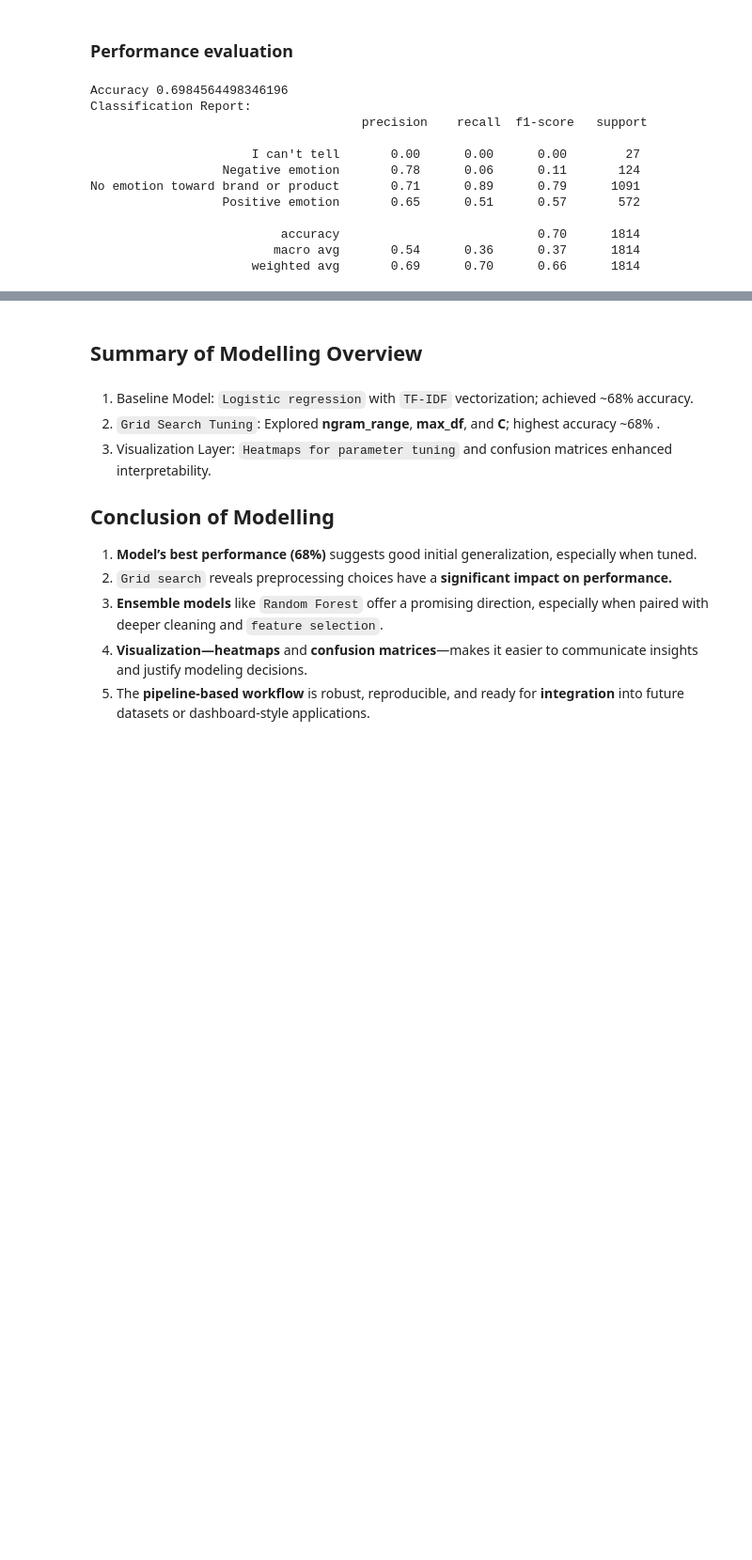
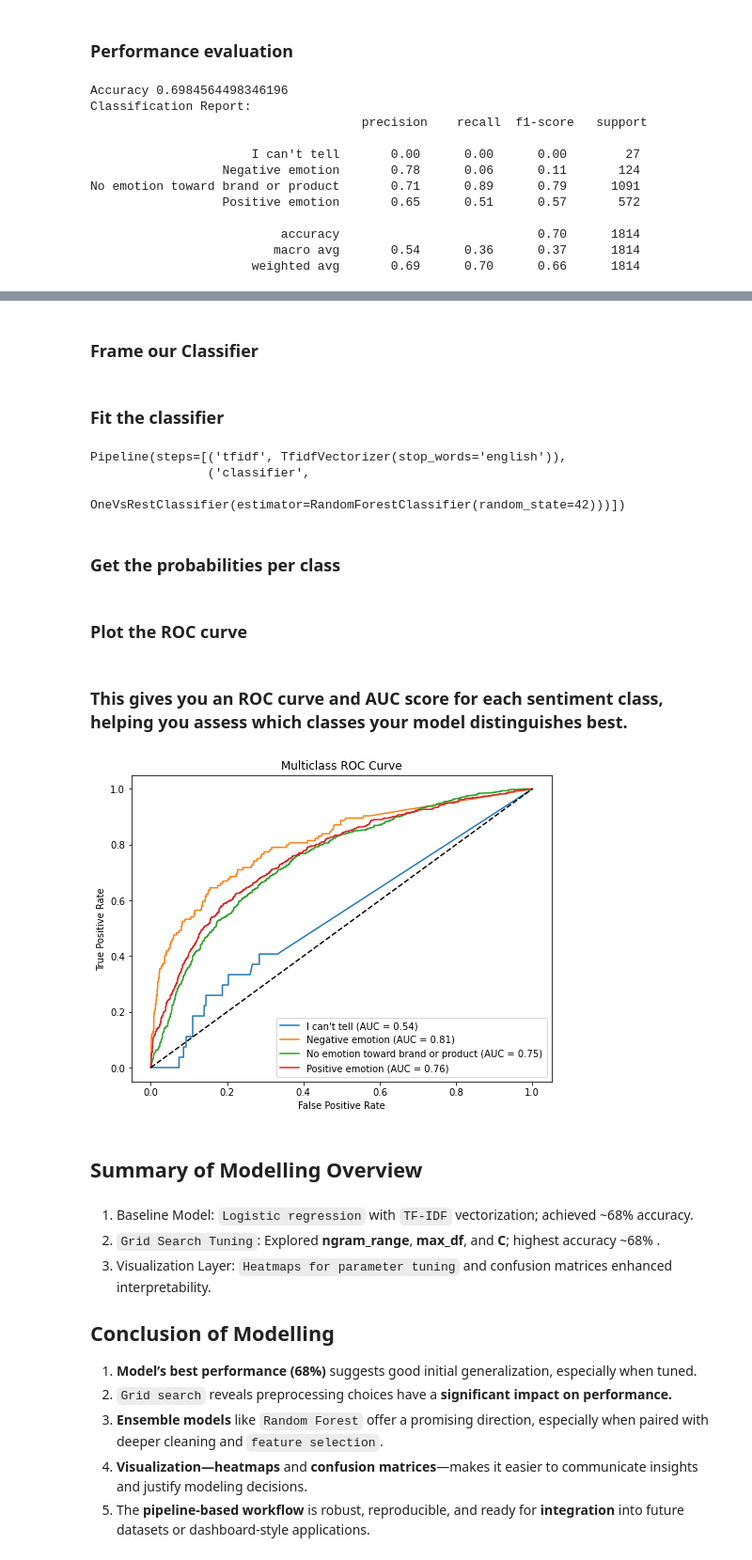
Before and after one commit to RonnyMuthomi/Group4_NLP_Project, a Jupyter notebook: austin_modelling.ipynb, the cells around one changed output, grey strips where cells are left out. Shown at 94% size. Drawn from its saved outputs; the diff is of its cells as text; code cells hidden in the pictures; blank space fills up the shorter version.

```diff
--- a/austin_modelling.ipynb
+++ b/austin_modelling.ipynb
@@ -227,3 +250,55 @@ No emotion toward brand or product       0.71      0.89      0.79      1091
+# %% [markdown]
+### Frame our Classifier
+# %%
+from sklearn.multiclass import OneVsRestClassifier
+from sklearn.ensemble import RandomForestClassifier
+
+pipeline_ovr = Pipeline([
+    ('tfidf', TfidfVectorizer(stop_words='english')),
+    ('classifier', OneVsRestClassifier(RandomForestClassifier(random_state=42)))
+])
+# %% [markdown]
+### Fit the classifier
+# %%
+pipeline_ovr.fit(X_train, y_train)
+# %% [output]
+Pipeline(steps=[('tfidf', TfidfVectorizer(stop_words='english')),
+                ('classifier',
+                 OneVsRestClassifier(estimator=RandomForestClassifier(random_state=42)))])
+# %% [markdown]
+### Get the probabilities per class
+# %%
+y_score = pipeline_ovr.predict_proba(X_test)
+# %% [markdown]
+### Plot the ROC curve
+# %% [markdown]
+### This gives you an ROC curve and AUC score for each sentiment class, helping you assess which classes your model distinguishes best.
+# %%
+from sklearn.preprocessing import label_binarize
+from sklearn.metrics import roc_curve, auc
+
+# Binarize labels for multiclass ROC
+classes = list(pipeline_ovr.classes_)  # capture class order
+y_test_bin = label_binarize(y_test, classes=classes)
+
+# Plot ROC curve for each class
+import matplotlib.pyplot as plt
+
+plt.figure(figsize=(8,6))
+
+for i, label in enumerate(classes):
+    fpr, tpr, _ = roc_curve(y_test_bin[:, i], y_score[:, i])
+    roc_auc = auc(fpr, tpr)
+    plt.plot(fpr, tpr, label=f'{label} (AUC = {roc_auc:.2f})')
+
+plt.plot([0, 1], [0, 1], 'k--')
+plt.xlabel('False Positive Rate')
+plt.ylabel('True Positive Rate')
+plt.title('Multiclass ROC Curve')
+plt.legend(loc='lower right')
+plt.show()
+# %% [output]
+[figure, added]
 # %% [markdown]
 ## Summary of Modelling Overview
 # %% [markdown]
```
Also changed, not shown: parts of 5 cells of this notebook.
